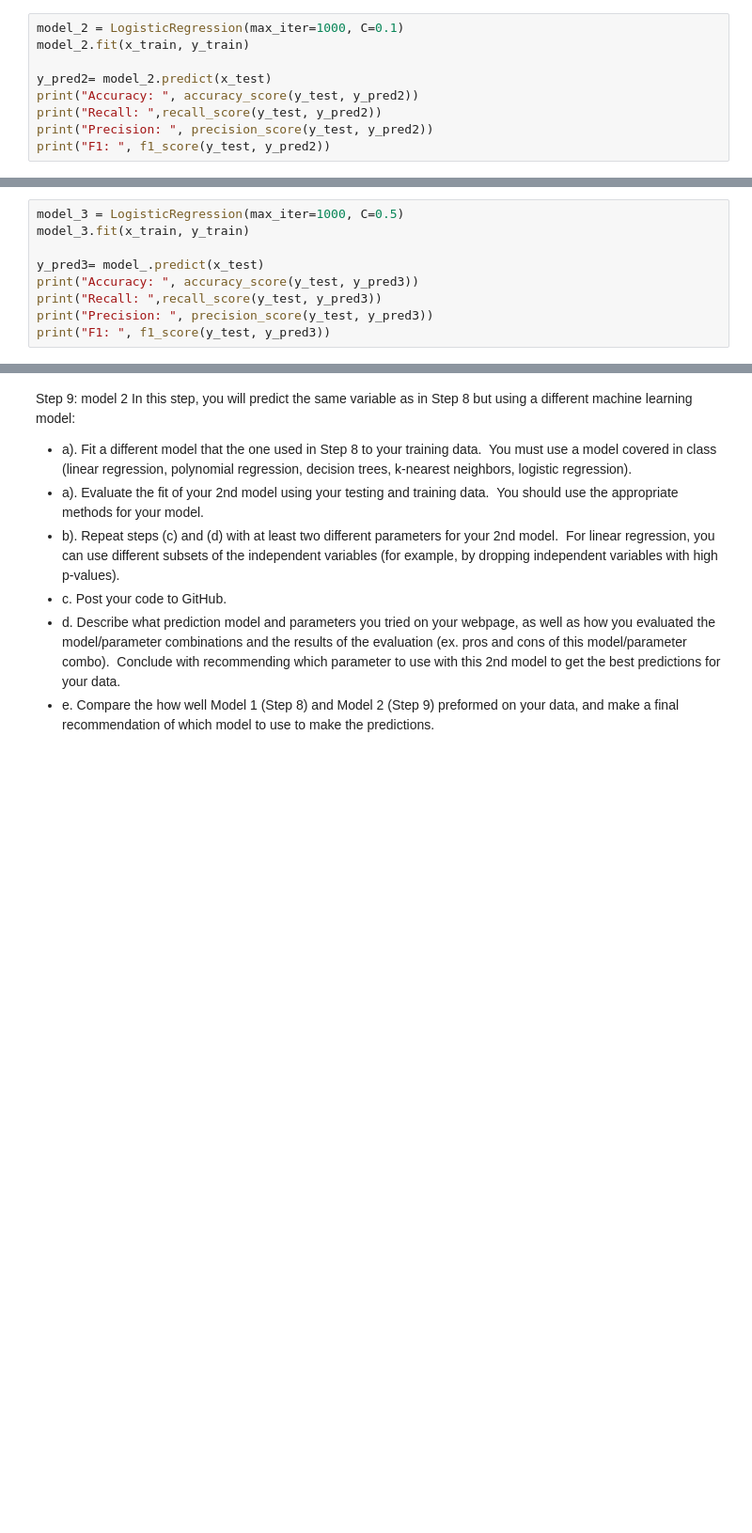
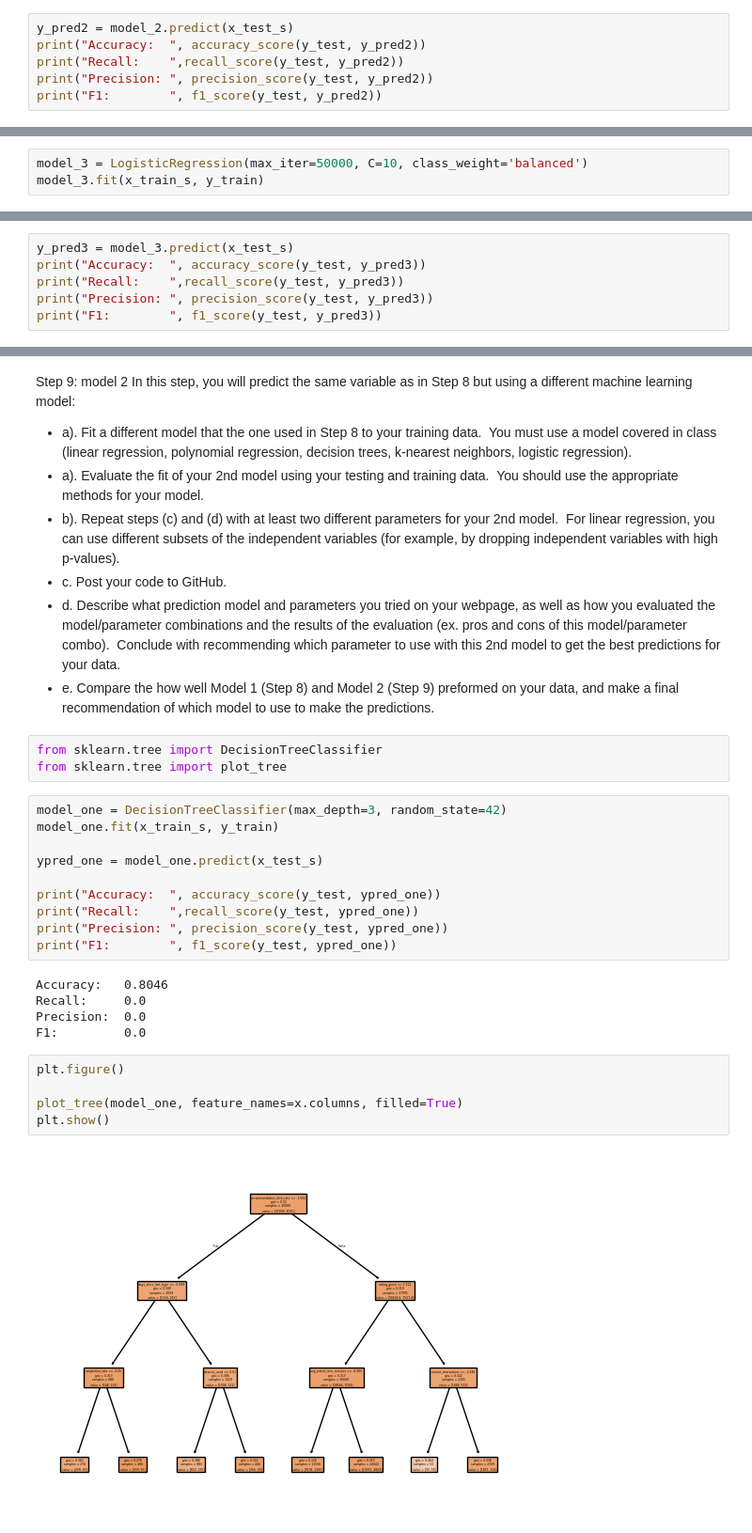
Before and after one commit to daiana-o/DS-Milestone-1-Project, a Jupyter notebook: Daiana_Project1_Milestone2_Data_Science.ipynb, the cells around one changed output, grey strips where cells are left out. Shown at 94% size. Drawn from its saved outputs; the diff is of its cells as text; blank space fills up the shorter version.

```diff
--- a/Daiana_Project1_Milestone2_Data_Science.ipynb
+++ b/Daiana_Project1_Milestone2_Data_Science.ipynb
@@ -97,9 +138,6 @@ print(f1_score(y_test, y_pred1))
 # %%
-model_2 = LogisticRegression(max_iter=1000, C=0.1)
-model_2.fit(x_train, y_train)
-
-y_pred2= model_2.predict(x_test)
-print("Accuracy: ", accuracy_score(y_test, y_pred2))
-print("Recall: ",recall_score(y_test, y_pred2))
+y_pred2 = model_2.predict(x_test_s)
+print("Accuracy:  ", accuracy_score(y_test, y_pred2))
+print("Recall:    ",recall_score(y_test, y_pred2))
 print("Precision: ", precision_score(y_test, y_pred2))
-print("F1: ", f1_score(y_test, y_pred2))
+print("F1:        ", f1_score(y_test, y_pred2))
@@ -105,0 +149,3 @@ print("F1: ", f1_score(y_test, y_pred2))
+# %%
+model_3 = LogisticRegression(max_iter=50000, C=10, class_weight='balanced')
+model_3.fit(x_train_s, y_train)
@@ -106,9 +154,6 @@ print("F1: ", f1_score(y_test, y_pred2))
 # %%
-model_3 = LogisticRegression(max_iter=1000, C=0.5)
-model_3.fit(x_train, y_train)
-
-y_pred3= model_.predict(x_test)
-print("Accuracy: ", accuracy_score(y_test, y_pred3))
-print("Recall: ",recall_score(y_test, y_pred3))
+y_pred3 = model_3.predict(x_test_s)
+print("Accuracy:  ", accuracy_score(y_test, y_pred3))
+print("Recall:    ",recall_score(y_test, y_pred3))
 print("Precision: ", precision_score(y_test, y_pred3))
-print("F1: ", f1_score(y_test, y_pred3))
+print("F1:        ", f1_score(y_test, y_pred3))
@@ -121,3 +176,28 @@ In this step, you will predict the same variable as in Step 8 but using a differ
 + c. Post your code to GitHub.
 + d. Describe what prediction model and parameters you tried on your webpage, as well as how you evaluated the model/parameter combinations and the results of the evaluation (ex. pros and cons of this model/parameter combo).  Conclude with recommending which parameter to use with this 2nd model to get the best predictions for your data.
 + e. Compare the how well Model 1 (Step 8) and Model 2 (Step 9) preformed on your data, and make a final recommendation of which model to use to make the predictions.
+# %%
+from sklearn.tree import DecisionTreeClassifier
+from sklearn.tree import plot_tree
+# %%
+model_one = DecisionTreeClassifier(max_depth=3, random_state=42)
+model_one.fit(x_train_s, y_train)
+
+ypred_one = model_one.predict(x_test_s)
+
+print("Accuracy:  ", accuracy_score(y_test, ypred_one))
+print("Recall:    ",recall_score(y_test, ypred_one))
+print("Precision: ", precision_score(y_test, ypred_one))
+print("F1:        ", f1_score(y_test, ypred_one))
+# %% [output]
+Accuracy:   0.8046
+Recall:     0.0
+Precision:  0.0
+F1:         0.0
+# %%
+plt.figure()
+
+plot_tree(model_one, feature_names=x.columns, filled=True)
+plt.show()
+# %% [output]
+[figure, added]
```
Also changed, not shown: parts of 19 cells of this notebook.
